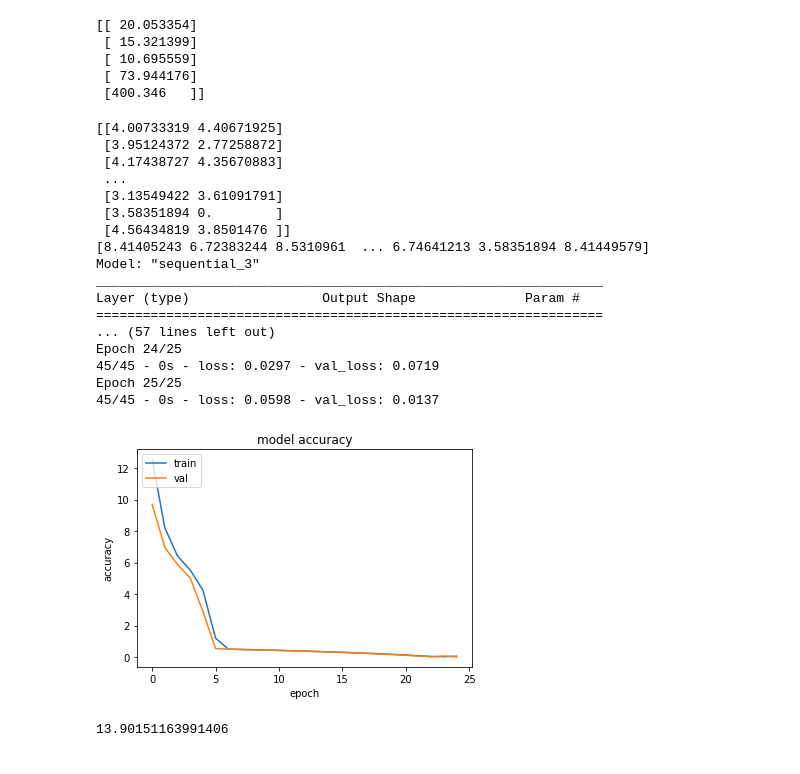
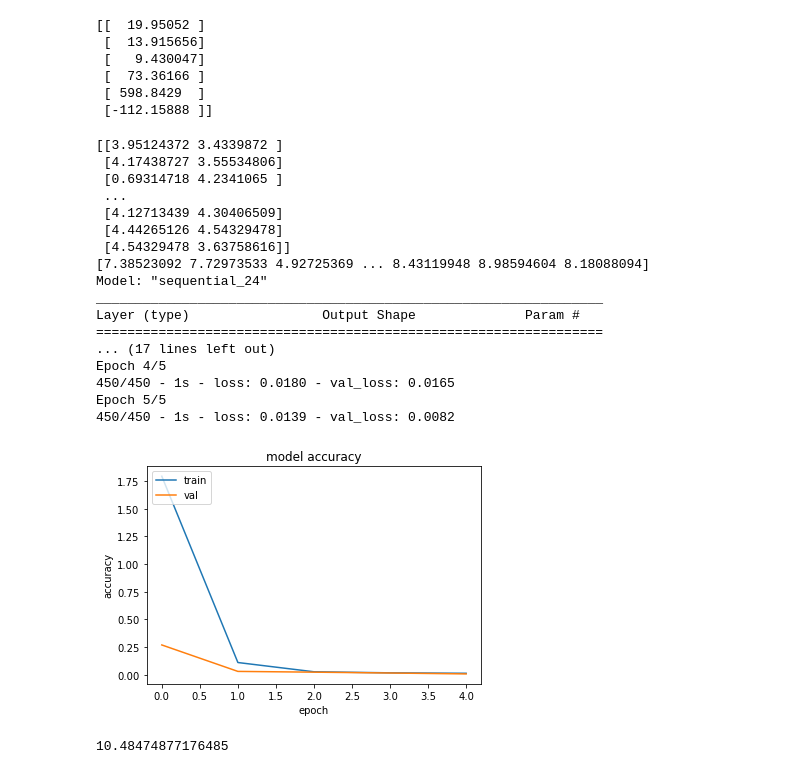
Before and after one commit to doneforaiur/ardic-mulakat, a Jupyter notebook: mult_ai.ipynb, the cells around one changed output. Cells and saved outputs as stored; diff of their text form; code cells hidden in the pictures.

```diff
--- a/mult_ai.ipynb
+++ b/mult_ai.ipynb
@@ -56,12 +75,13 @@ Epoch 20/20
 # %%
-a = np.array([[10, 2], [3.5,4], [21, 0.5], [1.5, 48.6], [20, 20]])
+a = np.array([[10, 2], [3.5,4], [21, 0.5], [1.5, 48.6], [30, 20], [-10, 10]])
 print(model.predict(a))
 # %% [output]
-[[ 20.053354]
- [ 15.321399]
- [ 10.695559]
- [ 73.944176]
- [400.346   ]]
+[[  19.95052 ]
+ [  13.915656]
+ [   9.430047]
+ [  73.36166 ]
+ [ 598.8429  ]
+ [-112.15888 ]]
 # %%
 # Log version
 
@@ -77,50 +97,50 @@ import math
 
 trainingInput = np.array([[math.log(random.randrange(1, 100)) ,  math.log(random.randrange(1,100))] for i in range(1, 100*100*5)])
 trainingOutput =  np.array([(input [0] + input [1]) for input  in trainingInput ])
 
 print(trainingInput)
 print(trainingOutput)
 
 model = keras.Sequential([
     keras.layers.Flatten(input_shape=(2,)),
     tf.keras.layers.Dense(1, activation="linear"), # does only addition, so 1 neuron is sufficient
     keras.layers.Dense(1)
 ])
 
 opt = keras.optimizers.Adam(learning_rate=0.01)
 model.compile(optimizer=opt, loss='mae')
 
 print(model.summary())
-history = model.fit(trainingInput, trainingOutput, batch_size=100*10, validation_split=0.1, epochs=25, verbose=2)
+history = model.fit(trainingInput, trainingOutput, batch_size=100, validation_split=0.1, epochs=5, verbose=2)
 
 plt.plot(history.history['loss'])
 plt.plot(history.history['val_loss'])
 plt.title('model accuracy')
 plt.ylabel('accuracy')
 plt.xlabel('epoch')
 plt.legend(['train', 'val'], loc='upper left')
 plt.show()
 # %% [output]
-[[4.00733319 4.40671925]
- [3.95124372 2.77258872]
- [4.17438727 4.35670883]
+[[3.95124372 3.4339872 ]
+ [4.17438727 3.55534806]
+ [0.69314718 4.2341065 ]
  ...
- [3.13549422 3.61091791]
- [3.58351894 0.        ]
- [4.56434819 3.8501476 ]]
-[8.41405243 6.72383244 8.5310961  ... 6.74641213 3.58351894 8.41449579]
-Model: "sequential_3"
+ [4.12713439 4.30406509]
+ [4.44265126 4.54329478]
+ [4.54329478 3.63758616]]
+[7.38523092 7.72973533 4.92725369 ... 8.43119948 8.98594604 8.18088094]
+Model: "sequential_24"
 _________________________________________________________________
 Layer (type)                 Output Shape              Param #
 =================================================================
-... (57 lines left out)
-Epoch 24/25
-45/45 - 0s - loss: 0.0297 - val_loss: 0.0719
-Epoch 25/25
-45/45 - 0s - loss: 0.0598 - val_loss: 0.0137
+... (17 lines left out)
+Epoch 4/5
+450/450 - 1s - loss: 0.0180 - val_loss: 0.0165
+Epoch 5/5
+450/450 - 1s - loss: 0.0139 - val_loss: 0.0082
-[figure, old version]
+[figure, new version]
 # %%
-a = np.array([[math.log(3.5), math.log(4)]])
+a = np.array([[math.log(21), math.log(0.5)]])
 print(math.exp(model.predict(a)))
 # %% [output]
-13.90151163991406
+10.48474877176485
```
Also changed, not shown: parts of 2 cells of this notebook.
